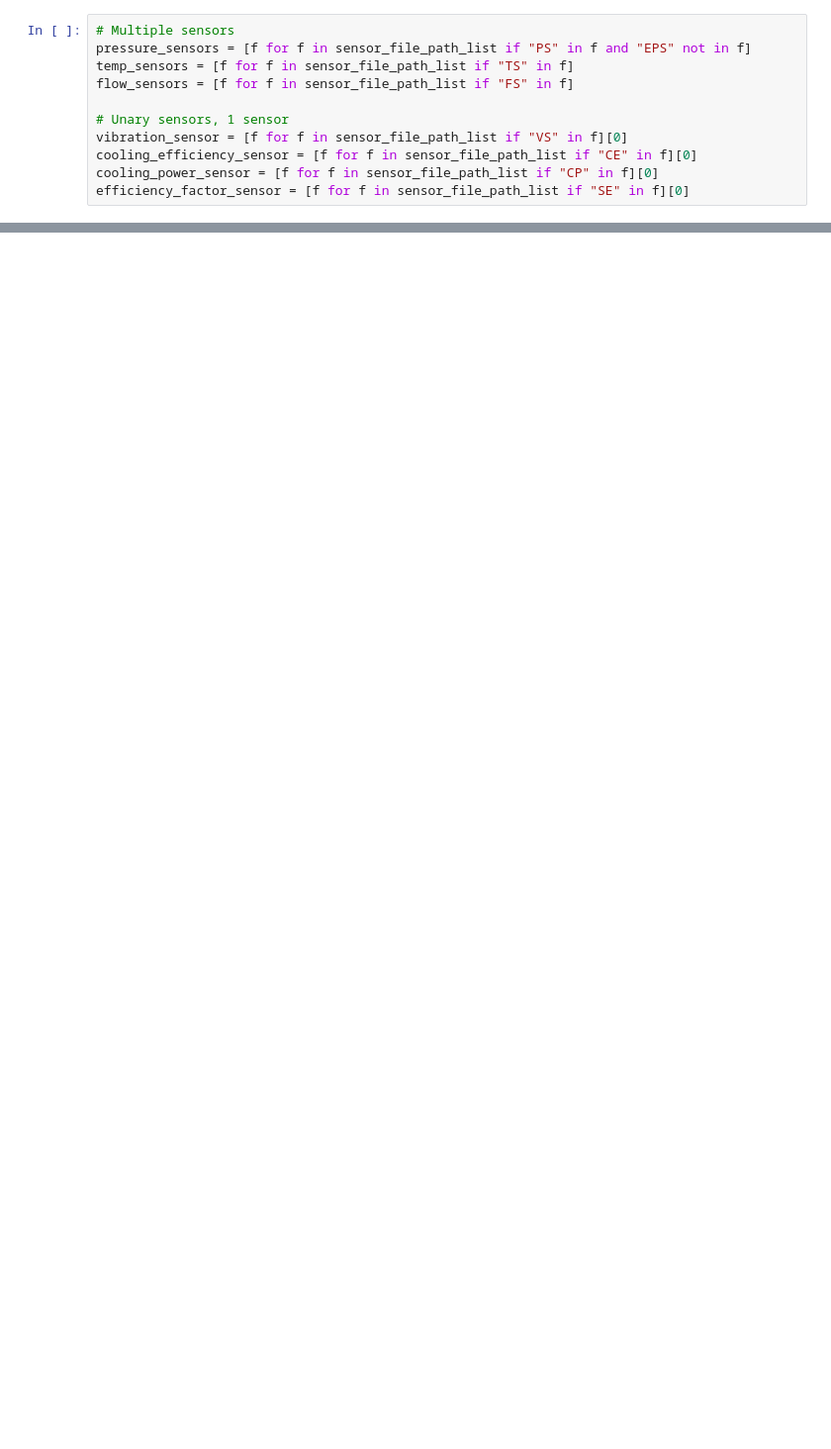
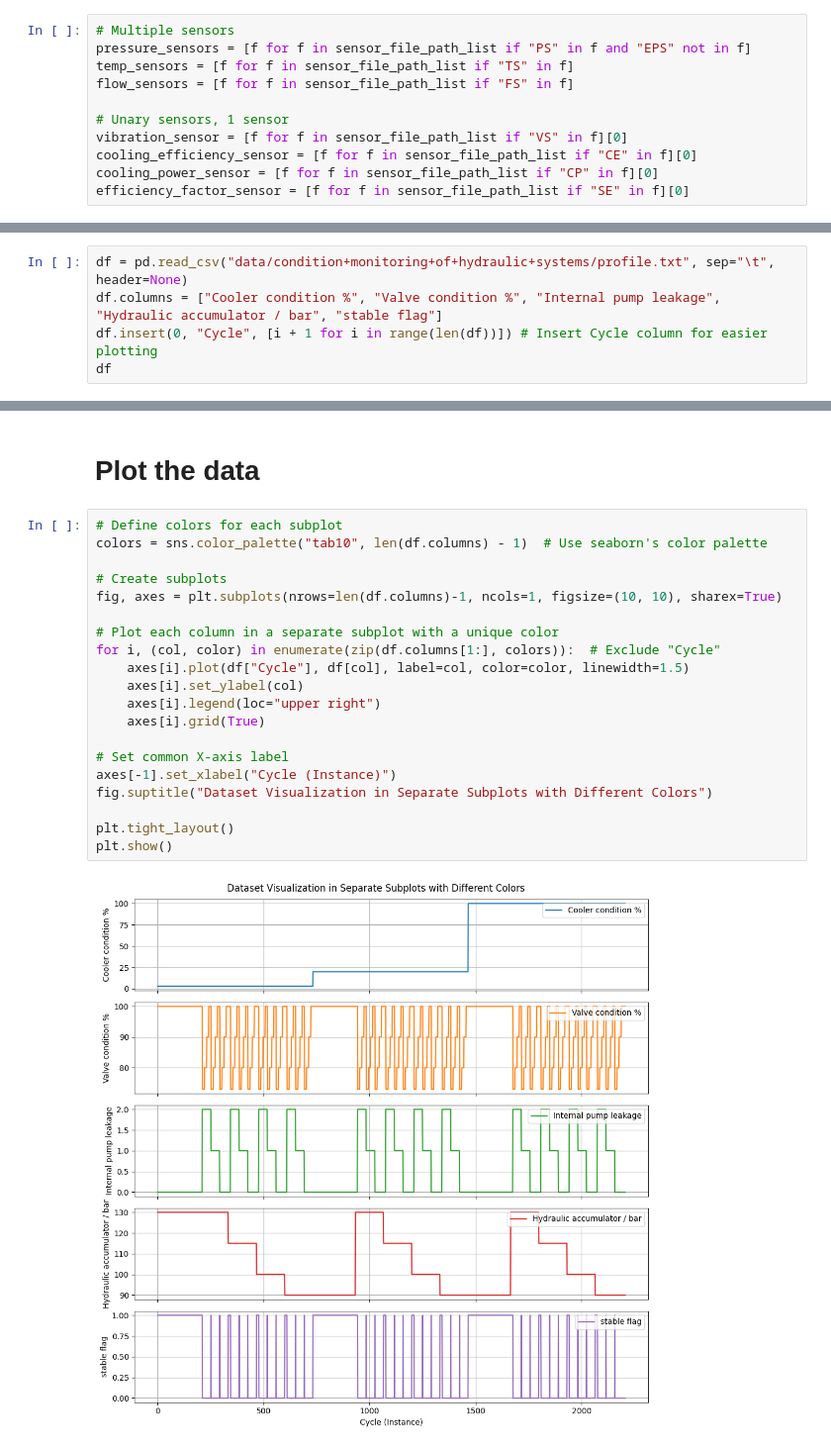
Before and after one commit to RealThanosP/pred-main-mod, a Jupyter notebook: Tutorial.ipynb, the cells around one changed output, grey strips where cells are left out. Shown at 99% size. Cells and saved outputs as stored; diff of their text form; blank space fills up the shorter version.

```diff
--- a/Tutorial.ipynb
+++ b/Tutorial.ipynb
@@ -116,0 +112,5 @@ print(fft_df.head())
+# %%
+df = pd.read_csv("data/condition+monitoring+of+hydraulic+systems/profile.txt", sep="\t", header=None)
+df.columns = ["Cooler condition %", "Valve condition %", "Internal pump leakage", "Hydraulic accumulator / bar", "stable flag"]
+df.insert(0, "Cycle", [i + 1 for i in range(len(df))]) # Insert Cycle column for easier plotting
+df
@@ -116,0 +131,24 @@ print(fft_df.head())
+# %% [markdown]
+# Plot the data
+# %%
+# Define colors for each subplot
+colors = sns.color_palette("tab10", len(df.columns) - 1)  # Use seaborn's color palette
+
+# Create subplots
+fig, axes = plt.subplots(nrows=len(df.columns)-1, ncols=1, figsize=(10, 10), sharex=True)
+
+# Plot each column in a separate subplot with a unique color
+for i, (col, color) in enumerate(zip(df.columns[1:], colors)):  # Exclude "Cycle"
+    axes[i].plot(df["Cycle"], df[col], label=col, color=color, linewidth=1.5)
+    axes[i].set_ylabel(col)
+    axes[i].legend(loc="upper right")
+    axes[i].grid(True)
+
+# Set common X-axis label
+axes[-1].set_xlabel("Cycle (Instance)")
+fig.suptitle("Dataset Visualization in Separate Subplots with Different Colors")
+
+plt.tight_layout()
+plt.show()
+# %% [output]
+[figure, added]
```
Also changed, not shown: parts of 26 cells of this notebook.
